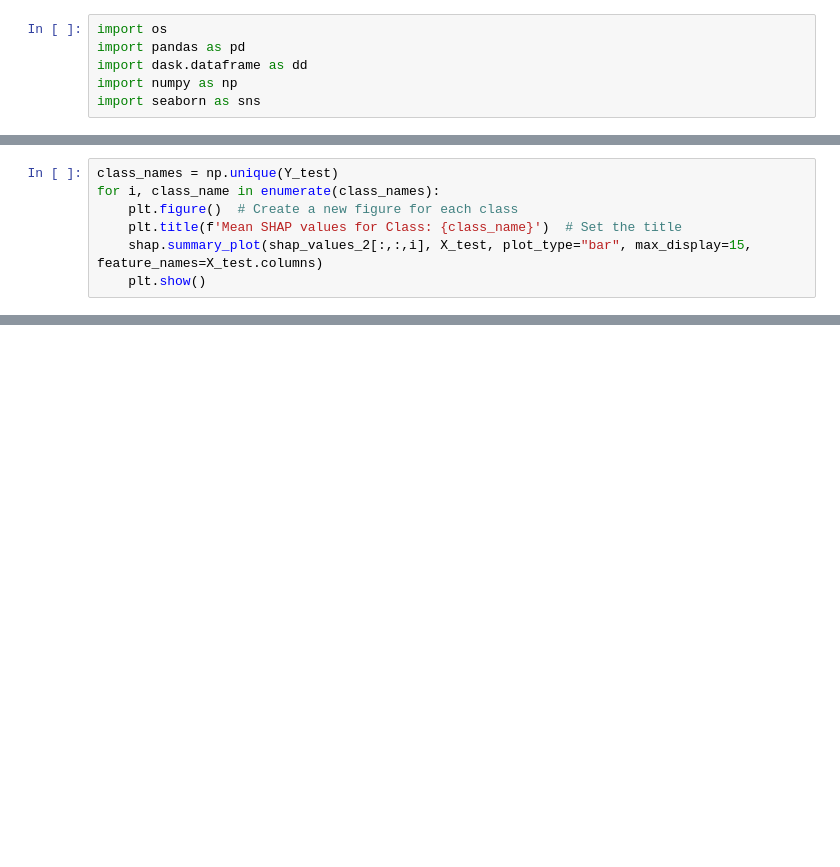
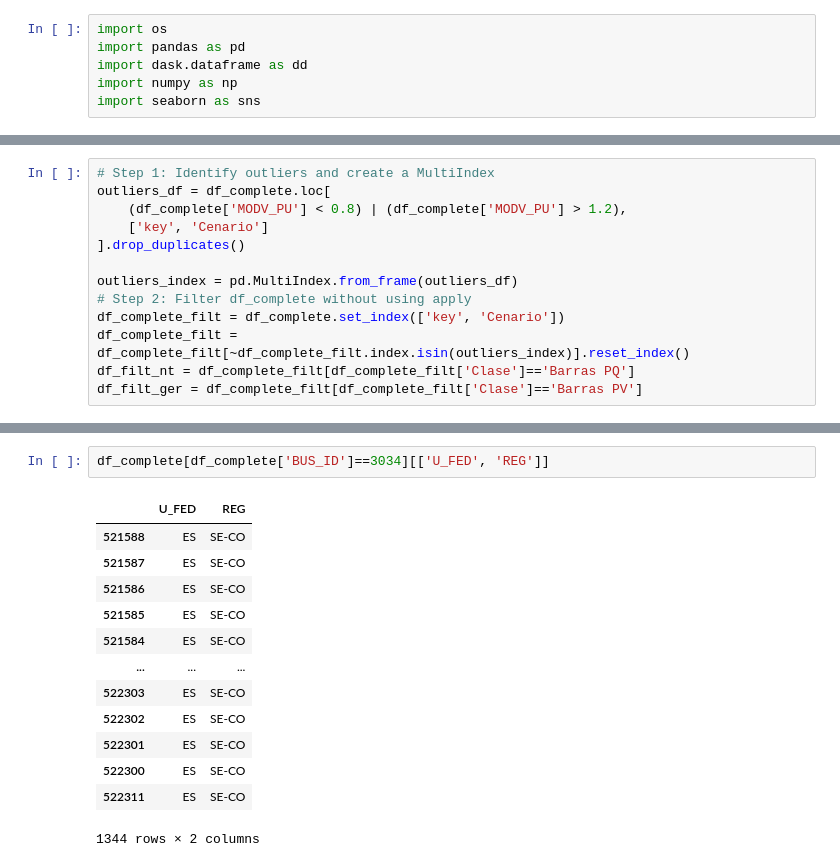
Before and after one commit to DavidSzO/Cluster_Interpretability_SIN, a Jupyter notebook: ClusterInterpretability.ipynb, the cells around one changed output, grey strips where cells are left out. Saved outputs shown, nothing was run; the diff lists cells and outputs as text; blank space fills up the shorter version.

```diff
--- a/ClusterInterpretability.ipynb
+++ b/ClusterInterpretability.ipynb
@@ -1021,7 +6,0 @@ In your case, your SHAP values have shape (5325, 85, 6), so you have SHAP values
-# %%
-class_names = np.unique(Y_test)
-for i, class_name in enumerate(class_names):
-    plt.figure()  # Create a new figure for each class
-    plt.title(f'Mean SHAP values for Class: {class_name}')  # Set the title
-    shap.summary_plot(shap_values_2[:,:,i], X_test, plot_type="bar", max_display=15, feature_names=X_test.columns)
-    plt.show()
@@ -1116,0 +484,13 @@ shap.plots.waterfall(shap_values_2_explainer[ittem,:, 1],max_display=10)
+# %%
+# Step 1: Identify outliers and create a MultiIndex
+outliers_df = df_complete.loc[
+    (df_complete['MODV_PU'] < 0.8) | (df_complete['MODV_PU'] > 1.2),
+    ['key', 'Cenario']
+].drop_duplicates()
+
+outliers_index = pd.MultiIndex.from_frame(outliers_df)
+# Step 2: Filter df_complete without using apply
+df_complete_filt = df_complete.set_index(['key', 'Cenario'])
+df_complete_filt = df_complete_filt[~df_complete_filt.index.isin(outliers_index)].reset_index()
+df_filt_nt = df_complete_filt[df_complete_filt['Clase']=='Barras PQ']
+df_filt_ger = df_complete_filt[df_complete_filt['Clase']=='Barras PV']
@@ -1116,0 +967,16 @@ shap.plots.waterfall(shap_values_2_explainer[ittem,:, 1],max_display=10)
+# %%
+df_complete[df_complete['BUS_ID']==3034][['U_FED', 'REG']]
+# %% [output]
+|  | U_FED | REG |
+| 521588 | ES | SE-CO |
+| 521587 | ES | SE-CO |
+| 521586 | ES | SE-CO |
+| 521585 | ES | SE-CO |
+| 521584 | ES | SE-CO |
+| ... | ... | ... |
+| 522303 | ES | SE-CO |
+| 522302 | ES | SE-CO |
+| 522301 | ES | SE-CO |
+| 522300 | ES | SE-CO |
+| 522311 | ES | SE-CO |
+1344 rows × 2 columns
```
Also changed, not shown: parts of 54 cells of this notebook, 37 other files.
